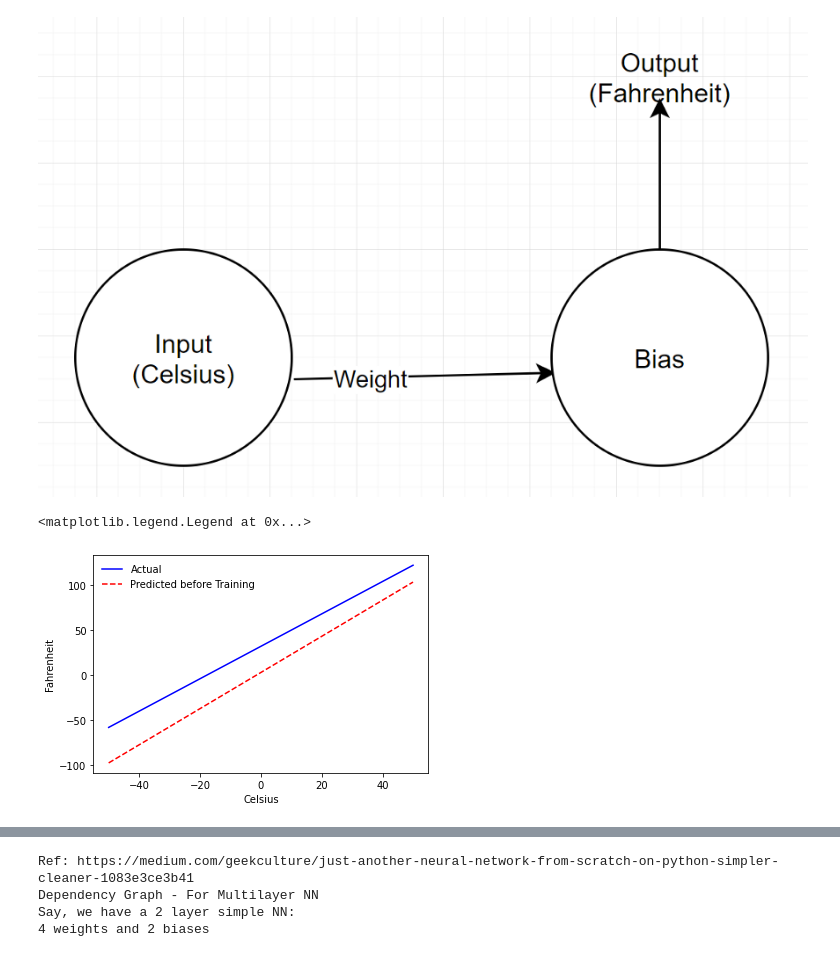
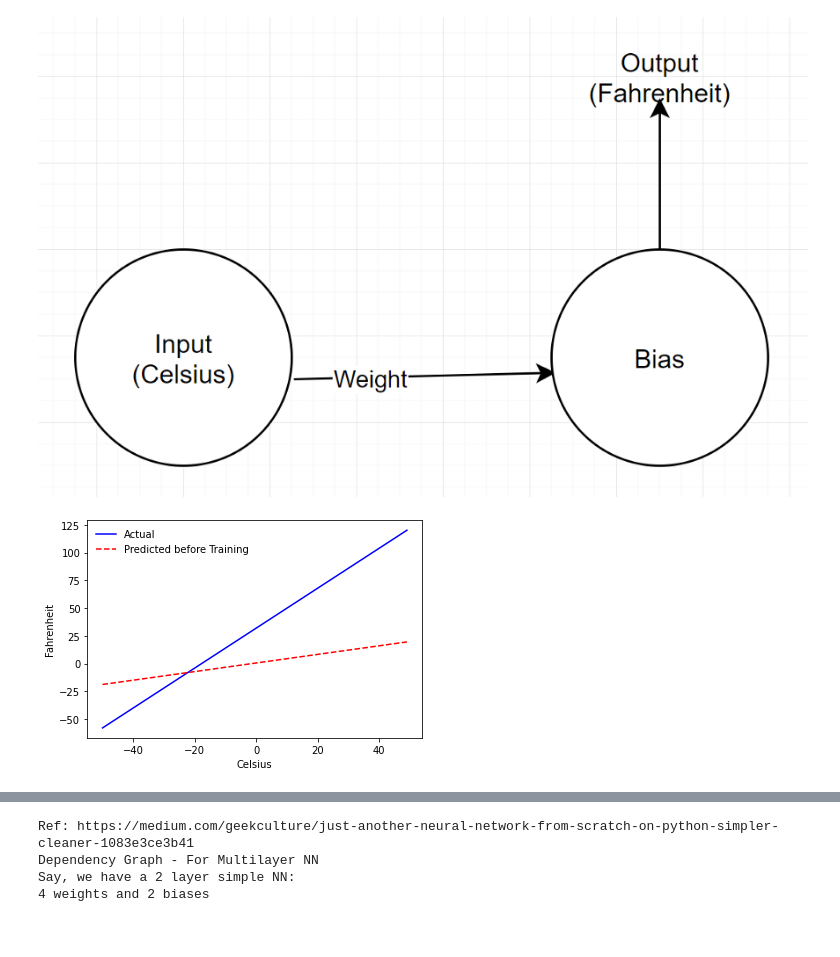
Before and after one commit to arf-themascoteers/basics, a Jupyter notebook: 3_nn.ipynb, the cells around one changed output, grey strips where cells are left out. Drawn from its saved outputs; the diff is of its cells as text; code cells hidden in the pictures.

```diff
--- a/3_nn.ipynb
+++ b/3_nn.ipynb
@@ -2,43 +2,53 @@
 import matplotlib.pyplot as plt
 import numpy as np
 from IPython.display import Image, Math
+import random
+import math
 
 def celsius_to_fahrenheit(celsius):
     return (celsius * 9 / 5) + 32
 
+celsius_values = range(-50,50)
+SAMPLE_SIZE = len(celsius_values)
+fahrenheit_values = []
 
-SAMPLE_SIZE = 100
+for i in range(SAMPLE_SIZE):
+    fahrenheit_values.insert(i, celsius_to_fahrenheit(celsius_values[i]))
 
-celsius_values = np.linspace(-50, 50, 100)
-celsius_values = celsius_values.reshape(SAMPLE_SIZE, 1)
-fahrenheit_values = celsius_to_fahrenheit(celsius_values)
 Image(filename="3_nn.png")
 # %% [output]
 [figure]
 # %%
-weights1 = np.random.randn(1, 1)
-biases1 = np.random.randn(1, 2)
-
-weights2 = np.random.randn(2, 1)
-biases2 = np.random.randn(1, 1)
+weight = random.random()
+bias = random.random()
 
 def forward():
-    output1 = np.dot(celsius_values, weights1) + biases1
-    output2 = np.dot(output1, weights2) + biases2
-    loss = np.square(output2 - fahrenheit_values).sum() / SAMPLE_SIZE
-    return output1, output2, loss
+    output = []
+    cumulative_loss = 0
+
+    for i in range(SAMPLE_SIZE):
+        output.insert(i, celsius_values[i] * weight + bias)
+
+
+    for i in range(SAMPLE_SIZE):
+        cumulative_loss = cumulative_loss + math.pow(output[i] - fahrenheit_values[i], 2)
+
+    loss = cumulative_loss / SAMPLE_SIZE
+    return output, loss
 
 def get_predicted_fahrenheit_values():
-    output1, prediction, loss = forward()
+    prediction, loss = forward()
     return prediction
 
-predicted_before_training = get_predicted_fahrenheit_values()
-fig, ax = plt.subplots()
-ax.plot(celsius_values, fahrenheit_values, '-b', label='Actual')
-ax.plot(celsius_values, predicted_before_training, '--r', label='Predicted before Training')
-plt.xlabel("Celsius")
-plt.ylabel("Fahrenheit")
-ax.legend(frameon=False)
+def plot():
+    predicted_before_training = get_predicted_fahrenheit_values()
+    fig, ax = plt.subplots()
+    ax.plot(celsius_values, fahrenheit_values, '-b', label='Actual')
+    ax.plot(celsius_values, predicted_before_training, '--r', label='Predicted before Training')
+    plt.xlabel("Celsius")
+    plt.ylabel("Fahrenheit")
+    ax.legend(frameon=False)
+
+plot()
 # %% [output]
-<matplotlib.legend.Legend at 0x...>
-[figure, old version]
+[figure, new version]
```
Also changed, not shown: parts of 5 cells of this notebook, 2 other files.
